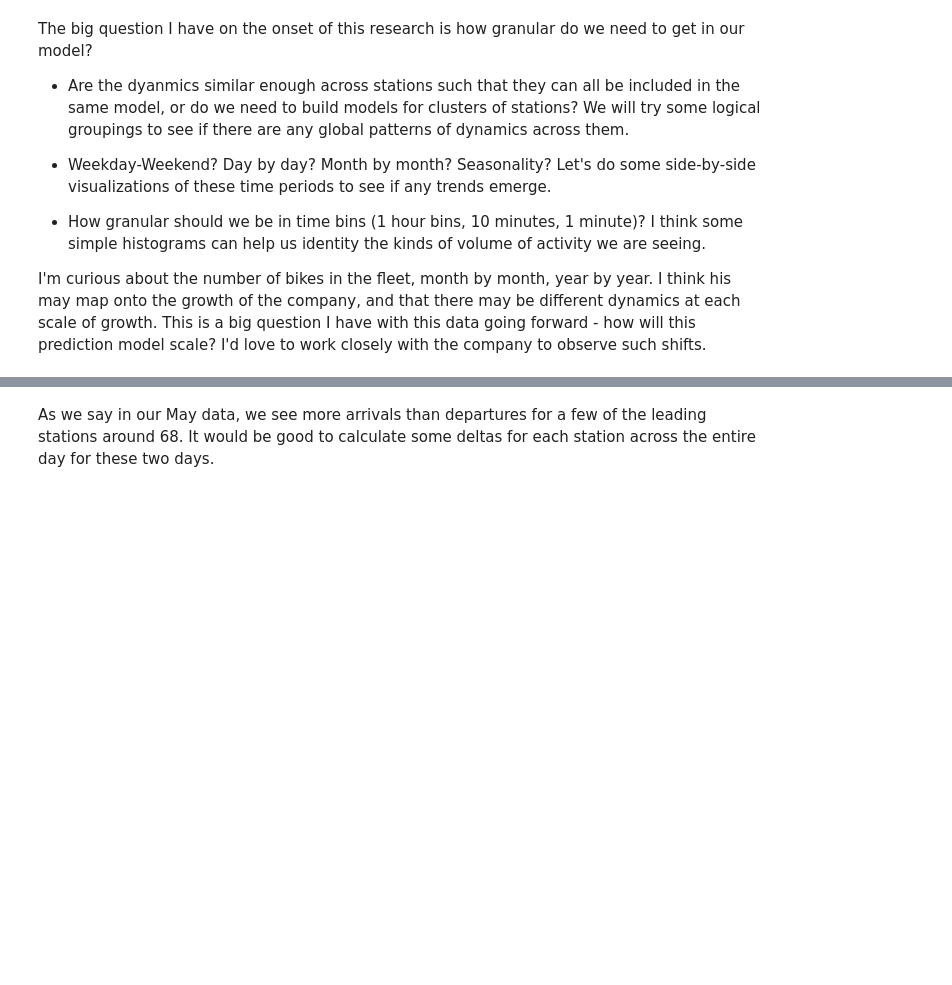
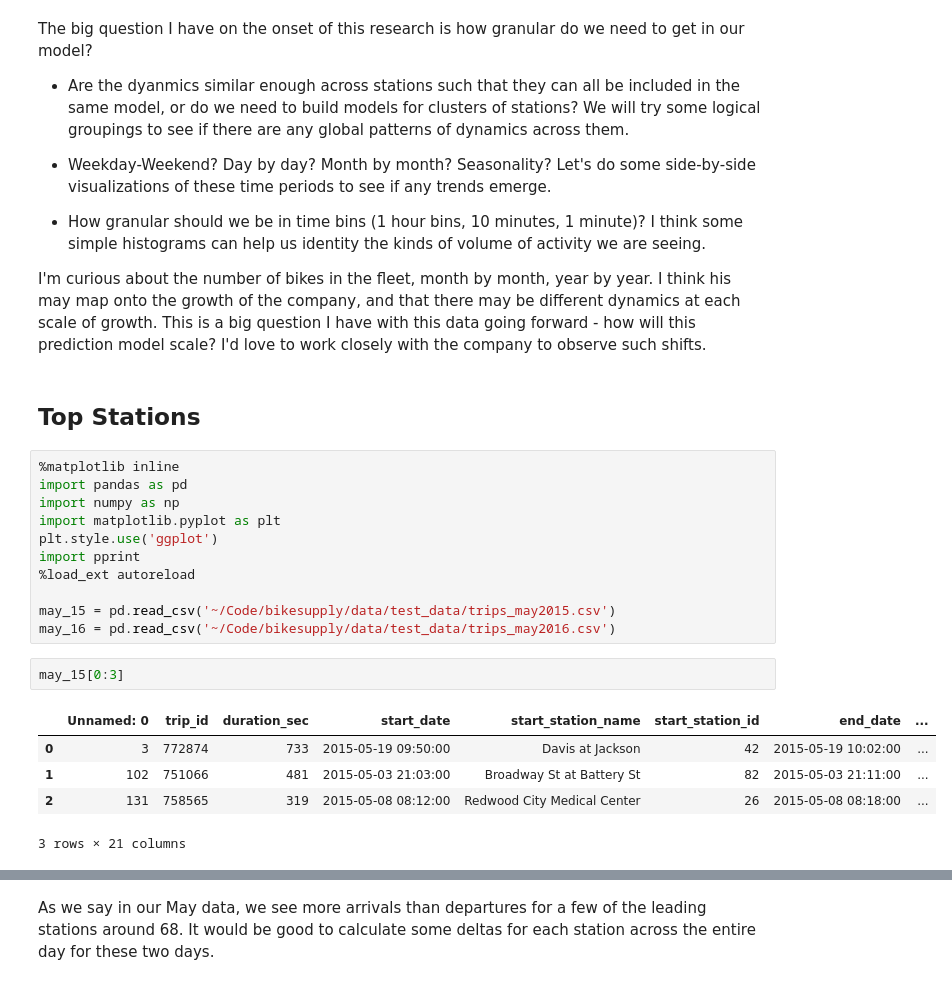
Before and after one commit to SioKCronin/bikesupply, a Jupyter notebook: EDA/EDA.ipynb, the cells around one changed output, grey strips where cells are left out. Saved outputs shown, nothing was run; the diff lists cells and outputs as text; blank space fills up the shorter version.

```diff
--- a/EDA/EDA.ipynb
+++ b/EDA/EDA.ipynb
@@ -12,3 +12,24 @@ The big question I have on the onset of this research is how granular do we need
 * How granular should we be in time bins (1 hour bins, 10 minutes, 1 minute)? I think some simple histograms can help us identity the kinds of volume of activity we are seeing.
 
 I'm curious about the number of bikes in the fleet, month by month, year by year. I think his may map onto the growth of the company, and that there may be different dynamics at each scale of growth. This is a big question I have with this data going forward - how will this prediction model scale? I'd love to work closely with the company to observe such shifts.
+# %% [markdown]
+## Top Stations
+# %%
+%matplotlib inline
+import pandas as pd
+import numpy as np
+import matplotlib.pyplot as plt
+plt.style.use('ggplot')
+import pprint
+%load_ext autoreload
+
+may_15 = pd.read_csv('~/Code/bikesupply/data/test_data/trips_may2015.csv')
+may_16 = pd.read_csv('~/Code/bikesupply/data/test_data/trips_may2016.csv')
+# %%
+may_15[0:3]
+# %% [output]
+|  | Unnamed: 0 | trip_id | duration_sec | start_date | start_station_name | start_station_id | end_date | ... |
+| 0 | 3 | 772874 | 733 | 2015-05-19 09:50:00 | Davis at Jackson | 42 | 2015-05-19 10:02:00 | ... |
+| 1 | 102 | 751066 | 481 | 2015-05-03 21:03:00 | Broadway St at Battery St | 82 | 2015-05-03 21:11:00 | ... |
+| 2 | 131 | 758565 | 319 | 2015-05-08 08:12:00 | Redwood City Medical Center | 26 | 2015-05-08 08:18:00 | ... |
+3 rows × 21 columns
```
Also changed, not shown: parts of 45 cells of this notebook, 1 other file.
